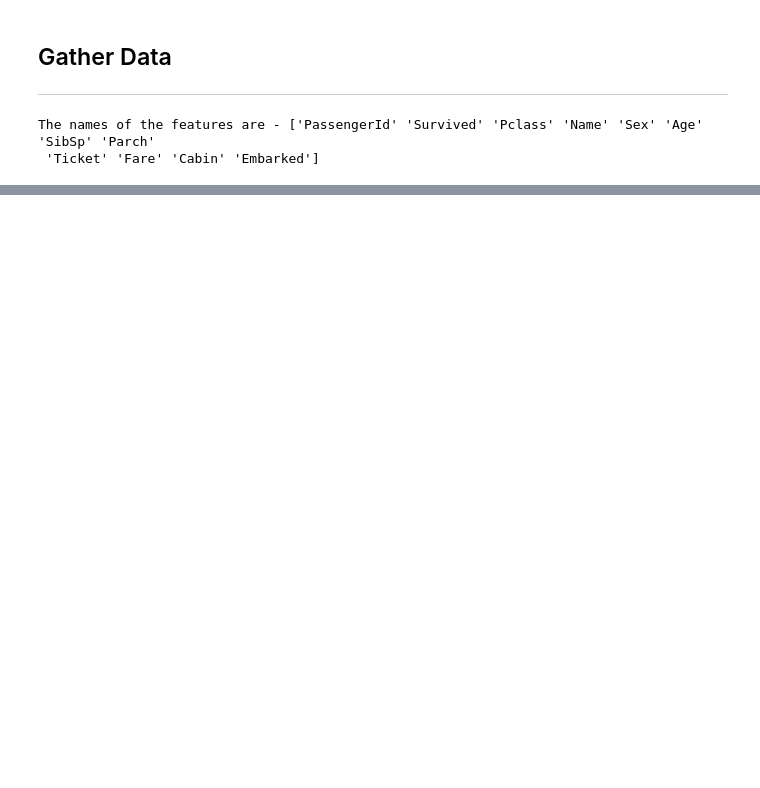
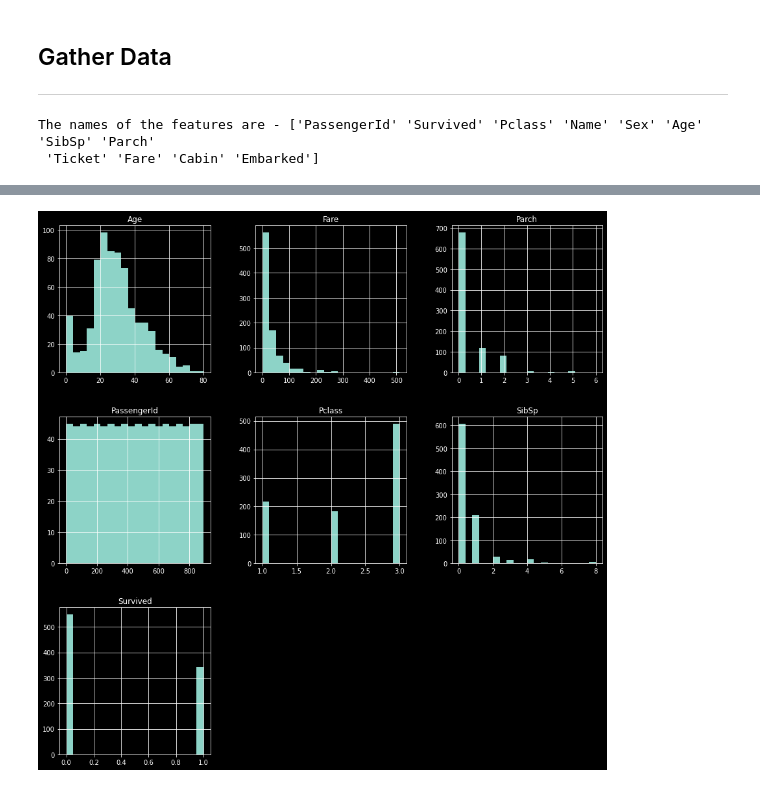
Before and after one commit to A-F-V/T3M, a Jupyter notebook: round 1/notebooks/titanic.ipynb, the cells around one changed output, grey strips where cells are left out. Cells and saved outputs as stored; diff of their text form; code cells hidden in the pictures; blank space fills up the shorter version.

Commit message:
Brief analysis of correlation and histograms

```diff
--- a/round 1/notebooks/titanic.ipynb
+++ b/round 1/notebooks/titanic.ipynb
@@ -53,6 +55,9 @@ from utiltiies import splitter
 from pathlib import Path
 data_folder_path = Path("../data")
 training_set_path = data_folder_path / "train.csv"
+# %%
+seed = 1
+plt.style.use('dark_background')
 # %% [markdown]
 ## Gather Data
 ---
@@ -74,0 +84,5 @@ test_set_X, test_set_Y = splitter.split_from_labels(test_set,label_names)
+# %%
+data_set.hist(bins=20,figsize=(15,15))
+plt.show()
+# %% [output]
+[figure, added]
```
Also changed, not shown: parts of 8 cells of this notebook, 2 other files.
